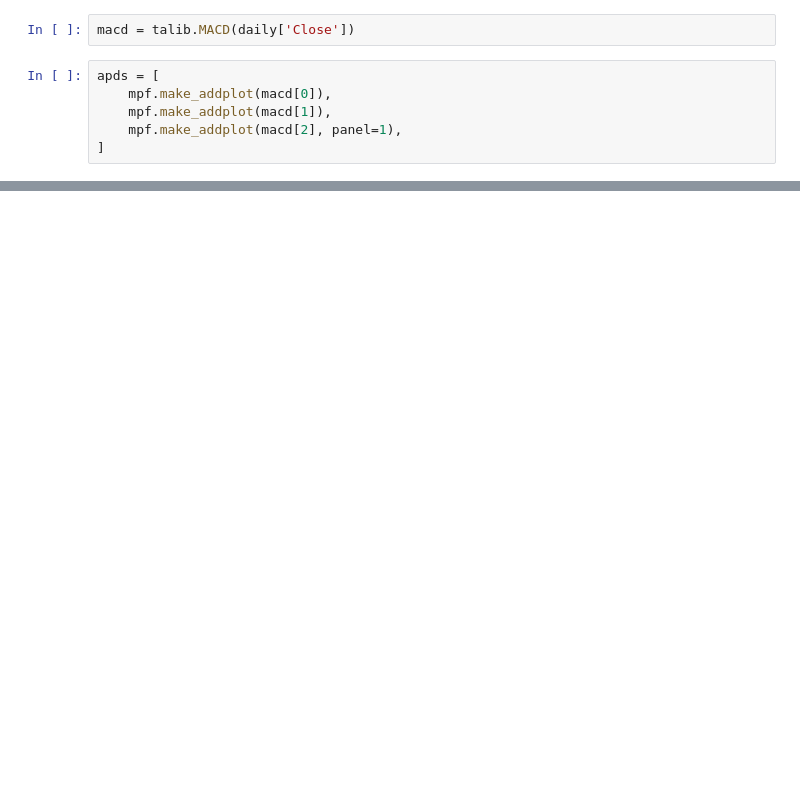
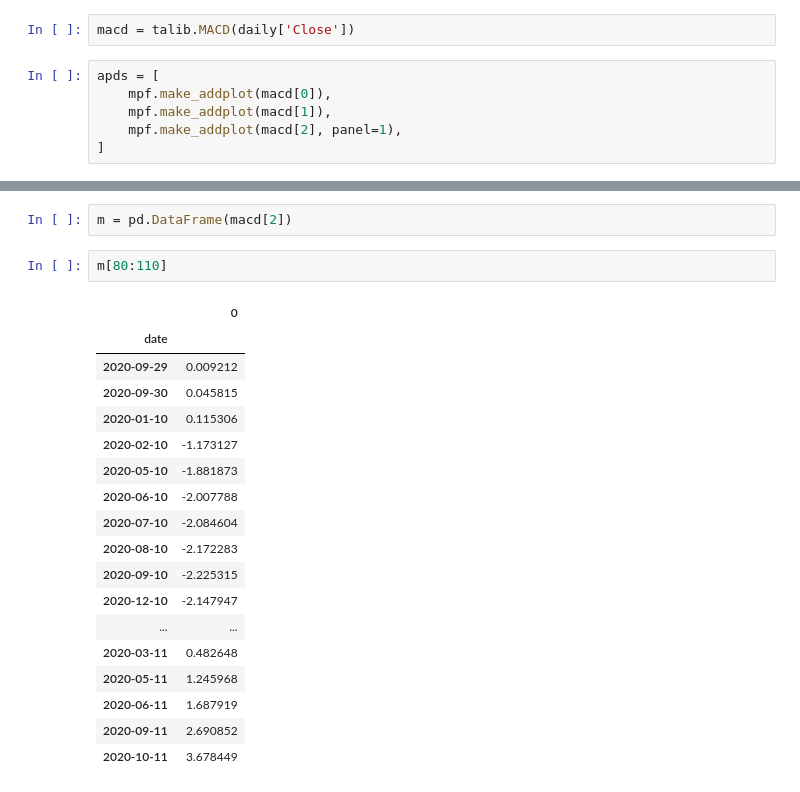
Before and after one commit to okulov/trade_bot, a Jupyter notebook: graph.ipynb, the cells around one changed output, grey strips where cells are left out. Cells and saved outputs as stored; diff of their text form; blank space fills up the shorter version.

```diff
--- a/graph.ipynb
+++ b/graph.ipynb
@@ -28,0 +32,23 @@ mpf.plot(daily,addplot=apds)
+# %%
+m = pd.DataFrame(macd[2])
+# %%
+m[80:110]
+# %% [output]
+|  | 0 |
+| date |  |
+| 2020-09-29 | 0.009212 |
+| 2020-09-30 | 0.045815 |
+| 2020-01-10 | 0.115306 |
+| 2020-02-10 | -1.173127 |
+| 2020-05-10 | -1.881873 |
+| 2020-06-10 | -2.007788 |
+| 2020-07-10 | -2.084604 |
+| 2020-08-10 | -2.172283 |
+| 2020-09-10 | -2.225315 |
+| 2020-12-10 | -2.147947 |
+| ... | ... |
+| 2020-03-11 | 0.482648 |
+| 2020-05-11 | 1.245968 |
+| 2020-06-11 | 1.687919 |
+| 2020-09-11 | 2.690852 |
+| 2020-10-11 | 3.678449 |
```
Also changed, not shown: parts of 3 cells of this notebook, 8 other files.
